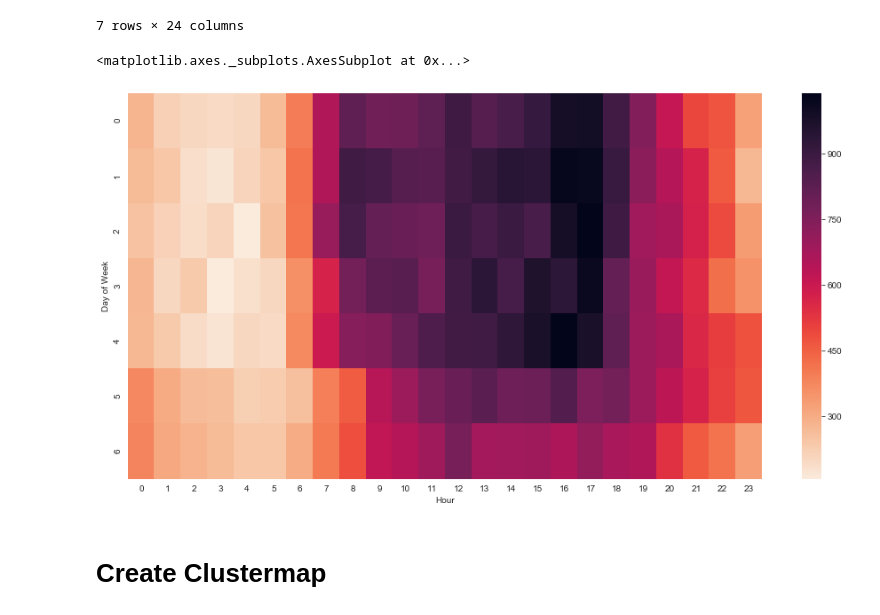
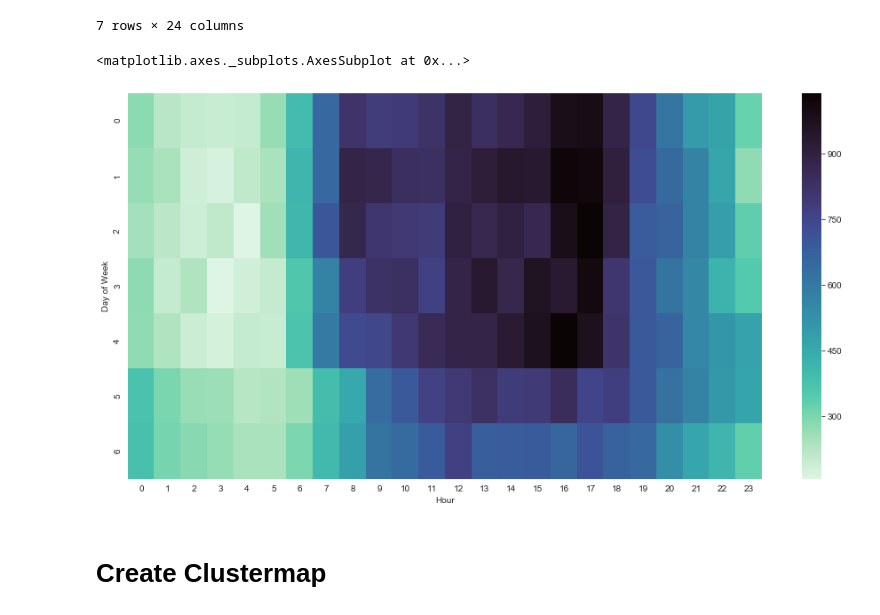
Before and after one commit to Madhur6234/911-Calls---Data-Capstone-Project, a Jupyter notebook: 911 Calls - Data Capstone Project.ipynb, the cells around one changed output. Drawn from its saved outputs; the diff is of its cells as text; code cells hidden in the pictures.

```diff
--- a/911 Calls - Data Capstone Project.ipynb
+++ b/911 Calls - Data Capstone Project.ipynb
@@ -284,10 +284,10 @@ dayHour
 7 rows × 24 columns
 # %%
 plt.figure(figsize=(16,8))
-sns.heatmap(dayHour, cmap='rocket_r')
+sns.heatmap(dayHour, cmap='mako_r')
 # %% [output]
 <matplotlib.axes._subplots.AxesSubplot at 0x...>
-[figure, old version]
+[figure, new version]
 # %% [markdown]
 # Create Clustermap
 # %%
```
Also changed, not shown: parts of 1 cell of this notebook.
